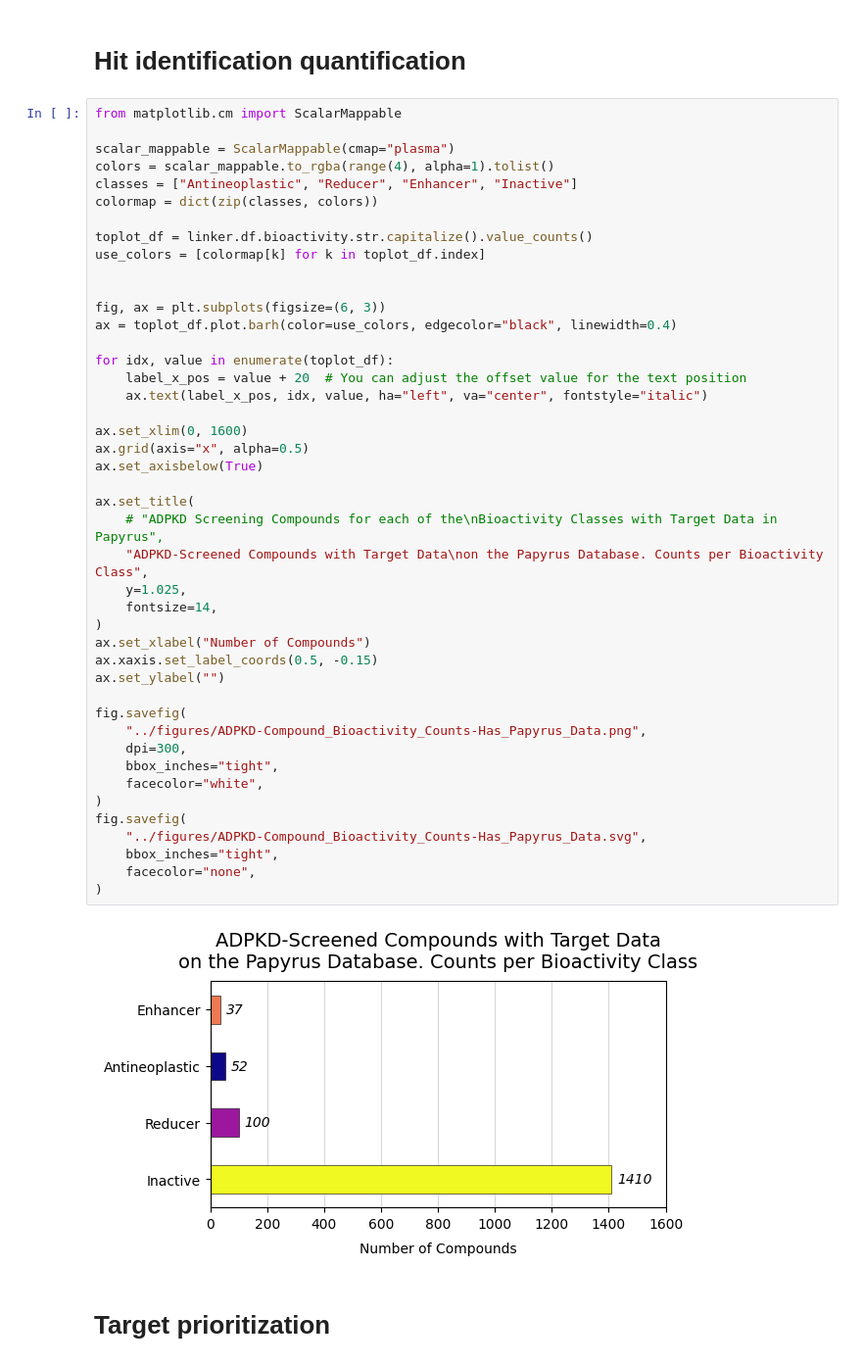
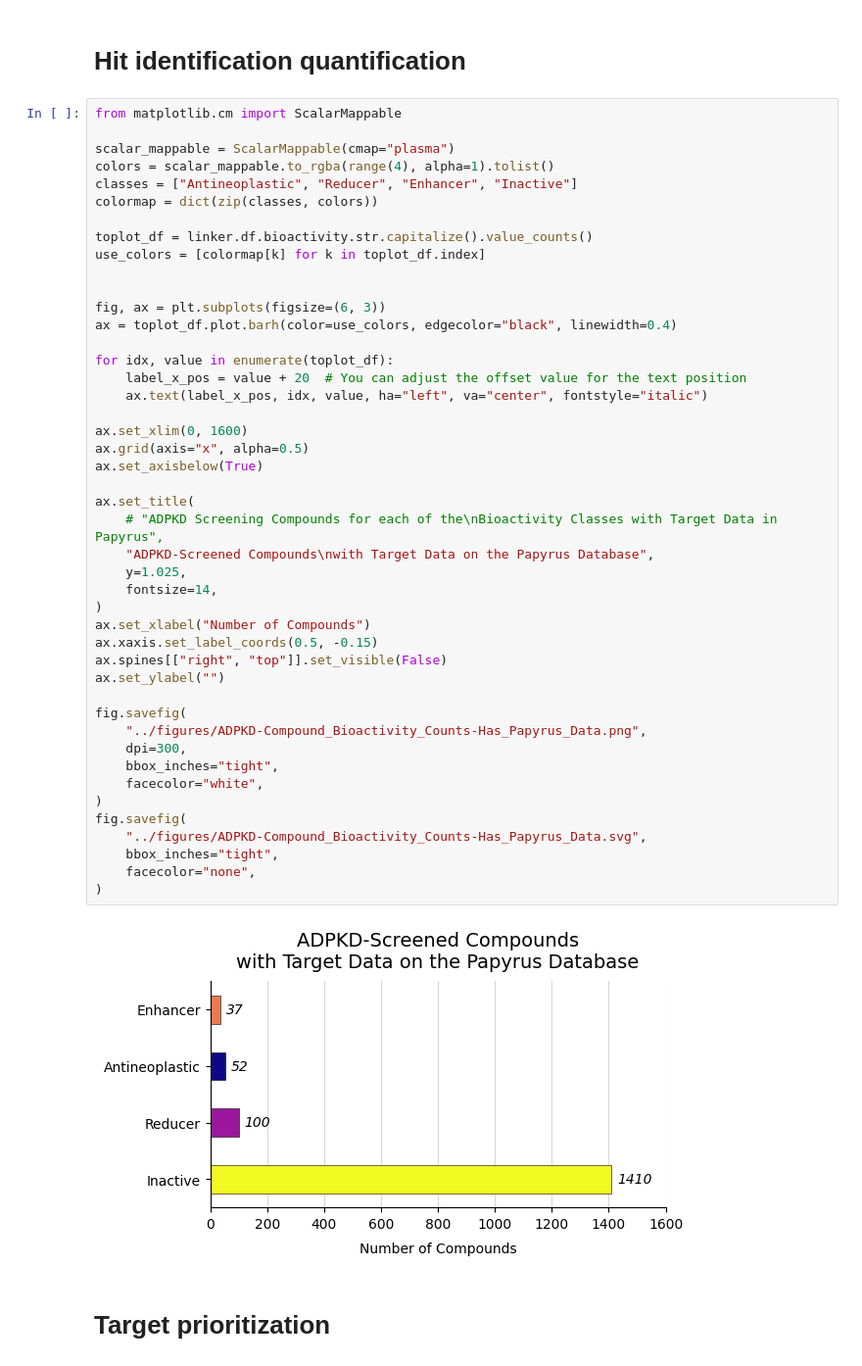
Before and after one commit to CDDLeiden/cyst-to-target-and-back, a Jupyter notebook: 02_TargetID_and_Prioritization/papyrus_data_linker.ipynb, the cells around one changed output. Shown at 98% size. Cells and saved outputs as stored; diff of their text form.

```diff
--- a/02_TargetID_and_Prioritization/papyrus_data_linker.ipynb
+++ b/02_TargetID_and_Prioritization/papyrus_data_linker.ipynb
@@ -297,35 +297,36 @@ ax = toplot_df.plot.barh(color=use_colors, edgecolor="black", linewidth=0.4)
 
 for idx, value in enumerate(toplot_df):
     label_x_pos = value + 20  # You can adjust the offset value for the text position
     ax.text(label_x_pos, idx, value, ha="left", va="center", fontstyle="italic")
 
 ax.set_xlim(0, 1600)
 ax.grid(axis="x", alpha=0.5)
 ax.set_axisbelow(True)
 
 ax.set_title(
     # "ADPKD Screening Compounds for each of the\nBioactivity Classes with Target Data in Papyrus",
-    "ADPKD-Screened Compounds with Target Data\non the Papyrus Database. Counts per Bioactivity Class",
+    "ADPKD-Screened Compounds\nwith Target Data on the Papyrus Database",
     y=1.025,
     fontsize=14,
 )
 ax.set_xlabel("Number of Compounds")
 ax.xaxis.set_label_coords(0.5, -0.15)
+ax.spines[["right", "top"]].set_visible(False)
 ax.set_ylabel("")
 
 fig.savefig(
     "../figures/ADPKD-Compound_Bioactivity_Counts-Has_Papyrus_Data.png",
     dpi=300,
     bbox_inches="tight",
     facecolor="white",
 )
 fig.savefig(
     "../figures/ADPKD-Compound_Bioactivity_Counts-Has_Papyrus_Data.svg",
     bbox_inches="tight",
     facecolor="none",
 )
 # %% [output]
-[figure, old version]
+[figure, new version]
 # %% [markdown]
 # Target prioritization
 # %% [markdown]
```
Also changed, not shown: parts of 8 cells of this notebook, 7 other files.
